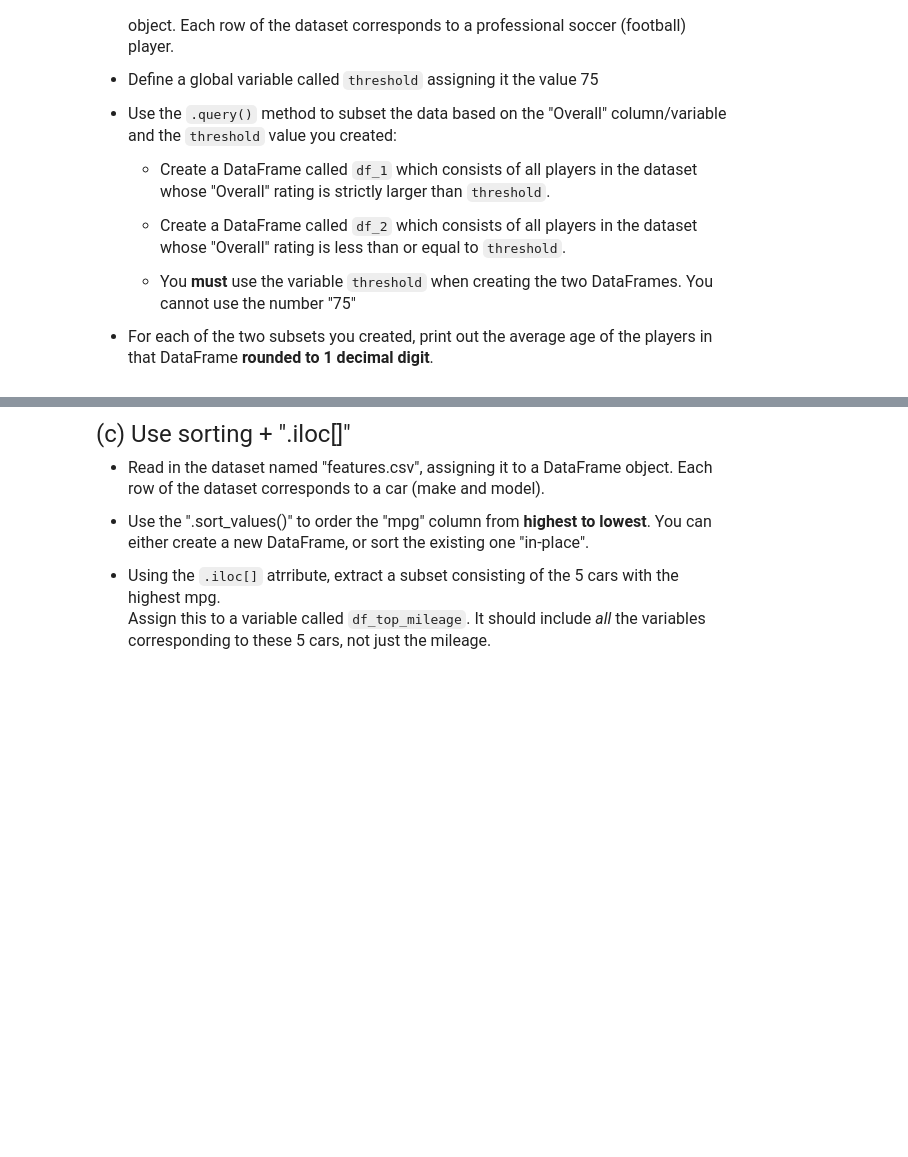
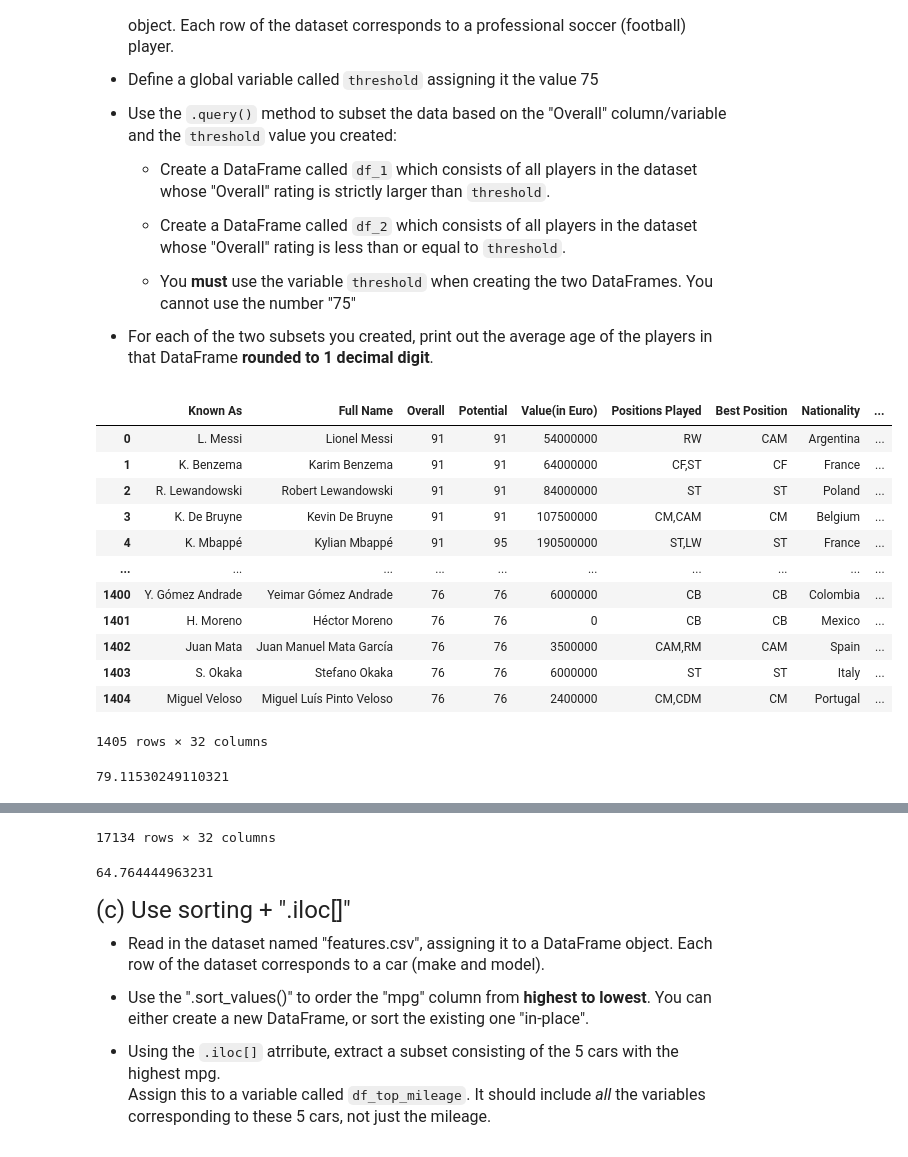
Before and after one commit to zbcollege27-blip/datasci151fall2026, a Jupyter notebook: _assignments/assignment_7/Assignment7.ipynb, the cells around one changed output, grey strips where cells are left out. Drawn from its saved outputs; the diff is of its cells as text; code cells hidden in the pictures; blank space fills up the shorter version.

```diff
--- a/_assignments/assignment_7/Assignment7.ipynb
+++ b/_assignments/assignment_7/Assignment7.ipynb
@@ -67,0 +107,29 @@ import matplotlib.pyplot as plt
+# %%
+# Write your answer here:
+import pandas as pd
+import numpy as np
+df = pd.read_csv("data/fifa23_players_basic.csv")
+
+threshold = 75
+df_1 = df.query("Overall > @threshold")
+display(df_1)
+print(np.mean(df_1["Overall"]))
+
+df_2 = df.query(("Overall <= @threshold"))
+display(df_2)
+print(np.mean(df_2["Overall"]))
+# %% [output]
+|  | Known As | Full Name | Overall | Potential | Value(in Euro) | Positions Played | Best Position | Nationality | ... |
+| 0 | L. Messi | Lionel Messi | 91 | 91 | 54000000 | RW | CAM | Argentina | ... |
+| 1 | K. Benzema | Karim Benzema | 91 | 91 | 64000000 | CF,ST | CF | France | ... |
+| 2 | R. Lewandowski | Robert Lewandowski | 91 | 91 | 84000000 | ST | ST | Poland | ... |
+| 3 | K. De Bruyne | Kevin De Bruyne | 91 | 91 | 107500000 | CM,CAM | CM | Belgium | ... |
+| 4 | K. Mbappé | Kylian Mbappé | 91 | 95 | 190500000 | ST,LW | ST | France | ... |
+| ... | ... | ... | ... | ... | ... | ... | ... | ... | ... |
+| 1400 | Y. Gómez Andrade | Yeimar Gómez Andrade | 76 | 76 | 6000000 | CB | CB | Colombia | ... |
+| 1401 | H. Moreno | Héctor Moreno | 76 | 76 | 0 | CB | CB | Mexico | ... |
+| 1402 | Juan Mata | Juan Manuel Mata García | 76 | 76 | 3500000 | CAM,RM | CAM | Spain | ... |
+| 1403 | S. Okaka | Stefano Okaka | 76 | 76 | 6000000 | ST | ST | Italy | ... |
+| 1404 | Miguel Veloso | Miguel Luís Pinto Veloso | 76 | 76 | 2400000 | CM,CDM | CM | Portugal | ... |
+1405 rows × 32 columns
+79.11530249110321
@@ -68,3 +148,5 @@ import matplotlib.pyplot as plt
+17134 rows × 32 columns
+64.764444963231
 # %% [markdown]
 <font size = "5">
 
```
Also changed, not shown: parts of 10 cells of this notebook, 1 other file.
